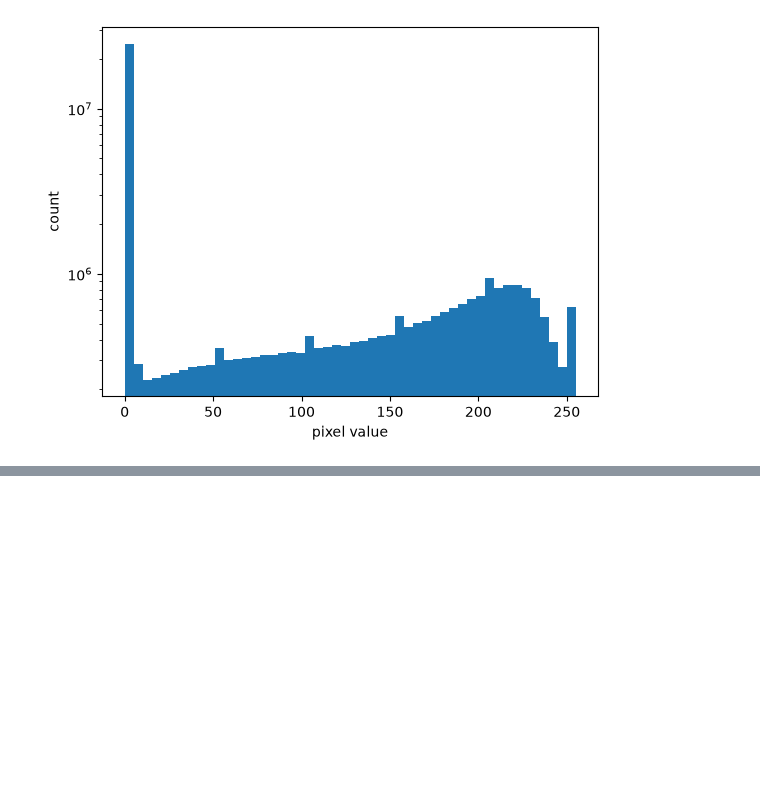
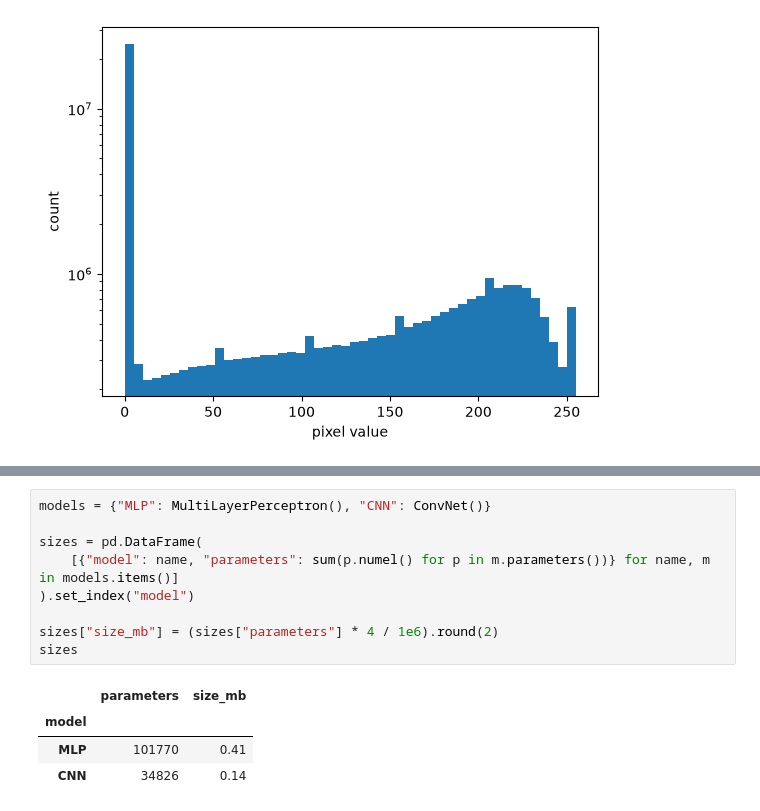
Before and after one commit to dinosmuc/fashion-mnist-benchmark, a Jupyter notebook: notebooks/report.ipynb, the cells around one changed output, grey strips where cells are left out. Drawn from its saved outputs; the diff is of its cells as text; blank space fills up the shorter version.

```diff
--- a/notebooks/report.ipynb
+++ b/notebooks/report.ipynb
@@ -139,0 +215,14 @@ plt.yscale("log")
+# %%
+models = {"MLP": MultiLayerPerceptron(), "CNN": ConvNet()}
+
+sizes = pd.DataFrame(
+    [{"model": name, "parameters": sum(p.numel() for p in m.parameters())} for name, m in models.items()]
+).set_index("model")
+
+sizes["size_mb"] = (sizes["parameters"] * 4 / 1e6).round(2)
+sizes
+# %% [output]
+|  | parameters | size_mb |
+| model |  |  |
+| MLP | 101770 | 0.41 |
+| CNN | 34826 | 0.14 |
```
Also changed, not shown: parts of 20 cells of this notebook.
